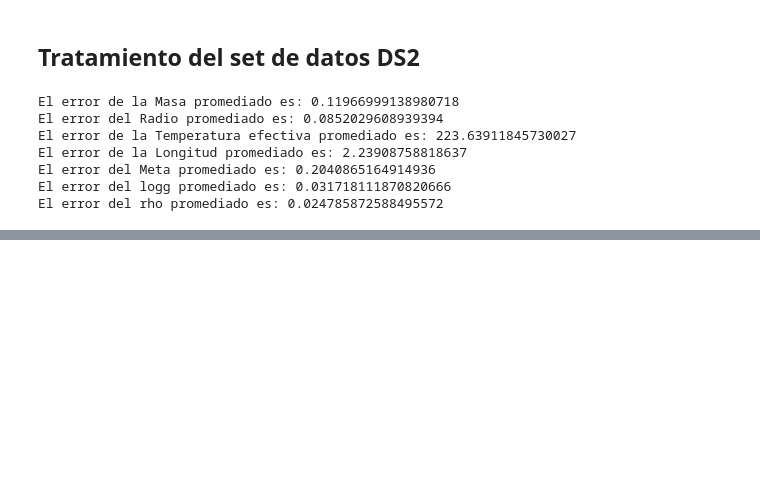
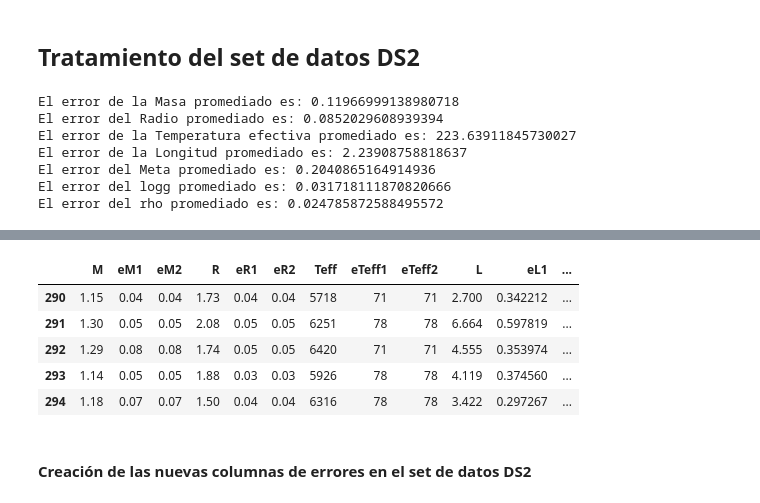
Before and after one commit to fmezacr/STELLAR, a Jupyter notebook: FASE_2/DATA/Datos Estelares.ipynb, the cells around one changed output, grey strips where cells are left out. Saved outputs shown, nothing was run; the diff lists cells and outputs as text; code cells hidden in the pictures; blank space fills up the shorter version.

Commit message:
Creacion de columnas con errores promediados

```diff
--- a/FASE_2/DATA/Datos Estelares.ipynb
+++ b/FASE_2/DATA/Datos Estelares.ipynb
@@ -310,0 +313,8 @@ El error del rho promediado es: 0.024785872588495572
+# %%
+stars_drop_DS1['eM_Avg'] = avg_eM_DS1
+stars_drop_DS1['eR_Avg'] = avg_eR_DS1
+stars_drop_DS1['eTeff_Avg'] = avg_eTeff_DS1
+stars_drop_DS1['eL_Avg'] = avg_eL_DS1
+stars_drop_DS1['eMeta_Avg'] = avg_eMeta_DS1
+stars_drop_DS1['elogg_Avg'] = avg_elogg_DS1
+stars_drop_DS1['eM_Avg'] = avg_erho_DS1
@@ -310,0 +339,11 @@ El error del rho promediado es: 0.024785872588495572
+# %%
+stars_drop_DS1.head()
+# %% [output]
+|  | M | eM1 | eM2 | R | eR1 | eR2 | Teff | eTeff1 | eTeff2 | L | eL1 | ... |
+| 290 | 1.15 | 0.04 | 0.04 | 1.73 | 0.04 | 0.04 | 5718 | 71 | 71 | 2.700 | 0.342212 | ... |
+| 291 | 1.30 | 0.05 | 0.05 | 2.08 | 0.05 | 0.05 | 6251 | 78 | 78 | 6.664 | 0.597819 | ... |
+| 292 | 1.29 | 0.08 | 0.08 | 1.74 | 0.05 | 0.05 | 6420 | 71 | 71 | 4.555 | 0.353974 | ... |
+| 293 | 1.14 | 0.05 | 0.05 | 1.88 | 0.03 | 0.03 | 5926 | 78 | 78 | 4.119 | 0.374560 | ... |
+| 294 | 1.18 | 0.07 | 0.07 | 1.50 | 0.04 | 0.04 | 6316 | 78 | 78 | 3.422 | 0.297267 | ... |
+# %% [markdown]
+#### Creación de las nuevas columnas de errores en el set de datos DS2
```
Also changed, not shown: parts of 3 cells of this notebook.
